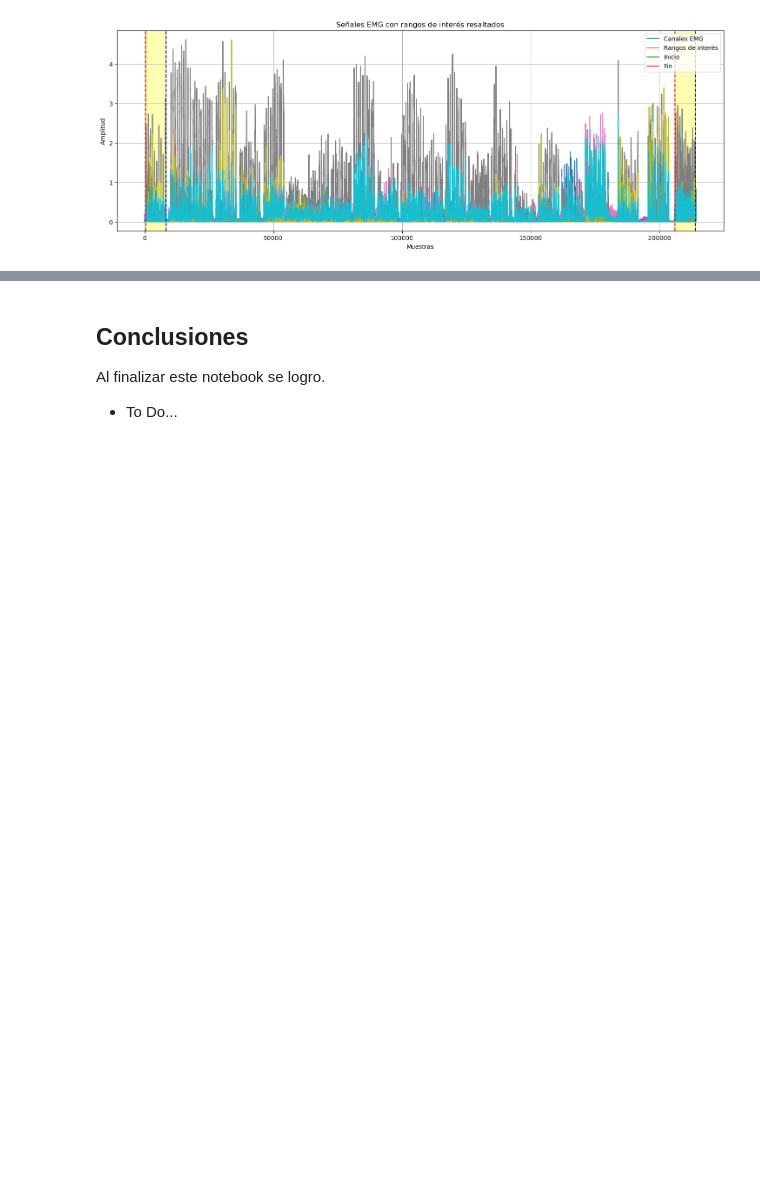
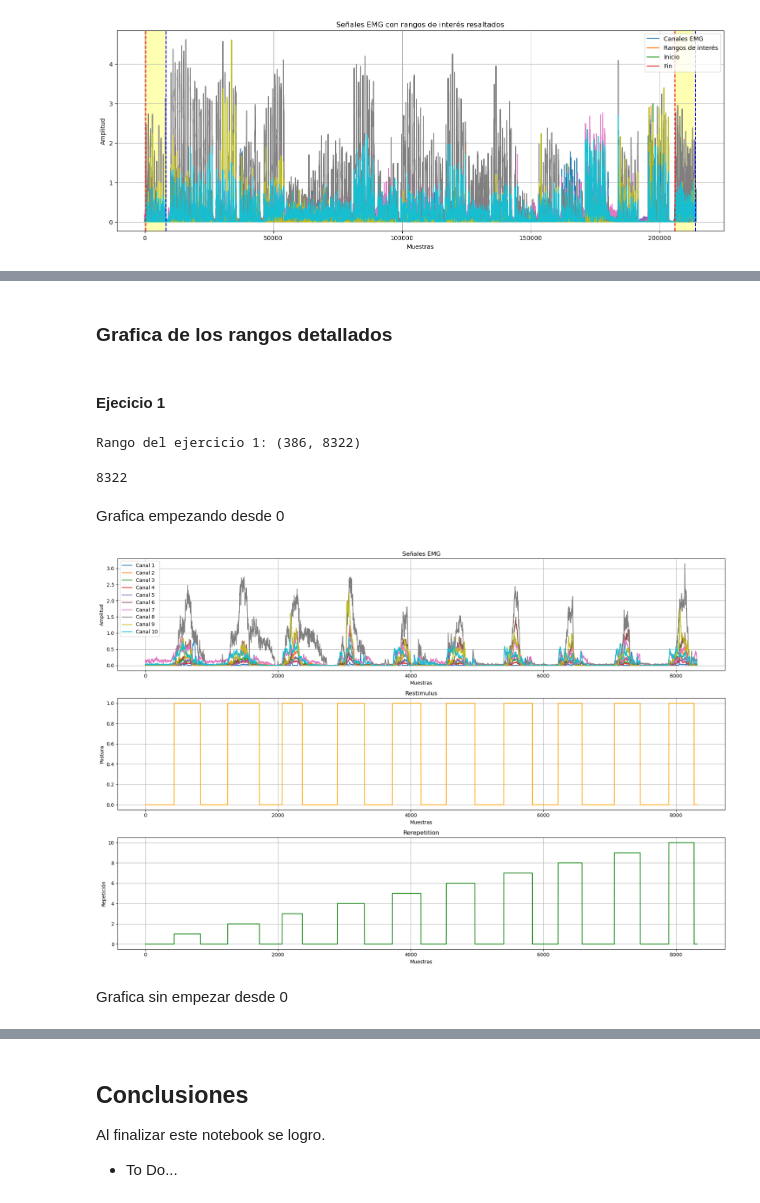
Before and after one commit to repos-especializacion-UdeA/monografia, a Jupyter notebook: notebooks/01_preprocesamiento_dataset.ipynb, the cells around one changed output, grey strips where cells are left out. Cells and saved outputs as stored; diff of their text form; code cells hidden in the pictures; blank space fills up the shorter version.

```diff
--- a/notebooks/01_preprocesamiento_dataset.ipynb
+++ b/notebooks/01_preprocesamiento_dataset.ipynb
@@ -297,13 +330,14 @@ s1_23
  (212589, 213101),
  (213419, 213973)]
 # %%
-def get_exercise_ranges(data, num_exercise):
+def get_exercise_ranges(data, num_exercise, margins = (0,0)):
     """
     Obtiene los rangos de inicio y fin de un ejercicio específico en los datos.
 
     Parámetros:
         data (array-like): arreglo de datos que contiene información sobre ejercicios.
         num_exercise (int): número del ejercicio a buscar.
+        margins (tuple): márgenes de inicio y fin para ajustar los índices (por defecto (0,0)).
 
     Retorna:
         List[Tuple[int, int]]: lista de tuplas (inicio, fin) donde aparecen bloques del ejercicio.
@@ -311,4 +345,7 @@ def get_exercise_ranges(data, num_exercise):
     indexes = find_value_ranges(data, num_exercise)
     initial_idex = indexes[0][0]  # Primer índice de inicio
     final_idex = indexes[-1][1]  # Último índice de fin
+    # Ajustar los índices con el margen
+    initial_idex = max(0, initial_idex - margins[0])  # Asegurarse de no salir del rango
+    final_idex = min(len(data) - 1, final_idex + margins[1])  # Asegurarse de no salir del rango
     return initial_idex, final_idex  # Retorna el rango del ejercicio específico
@@ -359,4 +408,4 @@ plt.show()
 # %%
-index_ejercicios_s1 = get_multiple_exercise_ranges(restimulus_s1, [1,23])
+index_ejercicios_s1 = get_multiple_exercise_ranges(restimulus_s1, [1,23], (50,50))
 index_ejercicios_s1
 # %% [output]
@@ -391,0 +445,51 @@ Queda pendiente agregar para el rango la parte asociada al 0 (sumar y restar alg
+# %% [markdown]
+### Grafica de los rangos detallados
+# %% [markdown]
+#### Ejecicio 1
+# %%
+print("Rango del ejercicio 1:", index_ejercicios_s1[1])
+# %% [output]
+Rango del ejercicio 1: (386, 8322)
+# %%
+end_ex1 = index_ejercicios_s1[1][1]
+end_ex1
+# %% [output]
+8322
+# %% [markdown]
+Grafica empezando desde 0
+# %%
+plt.figure(figsize=(18, 12))
+
+# Subplot 1: EMG signals
+plt.subplot(3, 1, 1)
+for i in range(emg_s1.shape[1]):  # Iterate over each EMG channel
+    plt.plot(emg_s1[:end_ex1, i], label=f'Canal {i+1}')
+plt.title('Señales EMG')
+plt.xlabel('Muestras')
+plt.ylabel('Amplitud')
+plt.legend()
+plt.grid(True)
+
+# Subplot 2: Restimulus
+plt.subplot(3, 1, 2)
+plt.plot(restimulus_s1[:end_ex1], color='orange')
+plt.title('Restimulus')
+plt.xlabel('Muestras')
+plt.ylabel('Postura')
+plt.grid(True)
+
+# Subplot 3: Rerepetition
+plt.subplot(3, 1, 3)
+plt.plot(rerepetition_s1[:end_ex1], color='green')
+plt.title('Rerepetition')
+plt.xlabel('Muestras')
+plt.ylabel('Repetición')
+plt.grid(True)
+
+# Adjust layout and show the plot
+plt.tight_layout()
+plt.show()
+# %% [output]
+[figure, added]
+# %% [markdown]
+Grafica sin empezar desde 0
```
Also changed, not shown: parts of 32 cells of this notebook.
